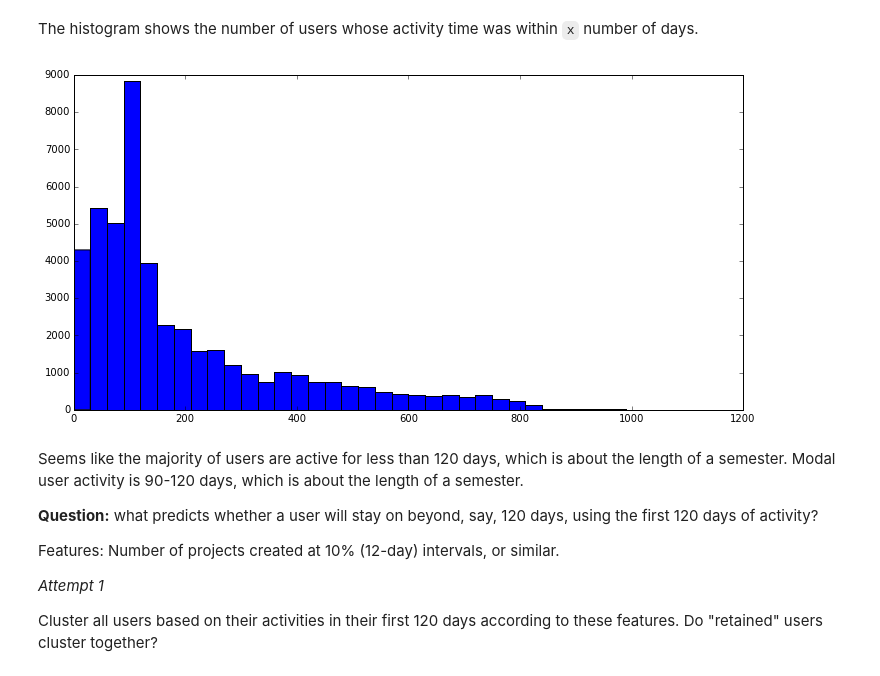
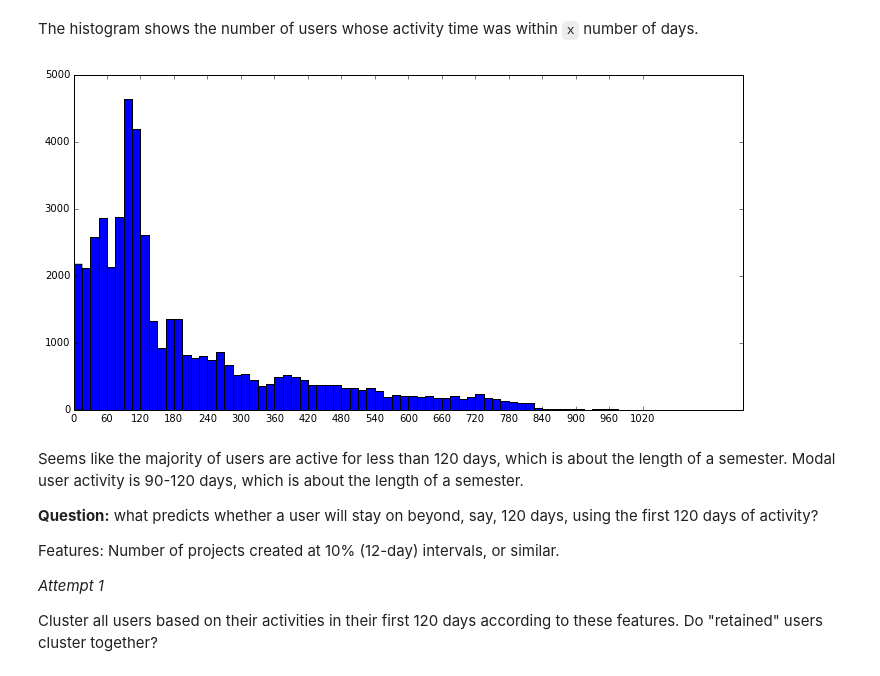
Before and after one commit to sravanareddy/appinventor, a Jupyter notebook: UserRetention.ipynb, the cells around one changed output. Drawn from its saved outputs; the diff is of its cells as text; code cells hidden in the pictures.

```diff
--- a/UserRetention.ipynb
+++ b/UserRetention.ipynb
@@ -73,18 +73,18 @@ Not too different.
 
 Now let's get the length of activity for each user (still using creation times) in days.
 # %%
-users = data.keys()
-activity_length_hist = numpy.zeros(len(users))
-for i, user in enumerate(users):
+activity_length_hist = numpy.zeros(len(data))
+for i, user in enumerate(data.keys()):
     ctimes = [ctime for ctime, _ in data[user]]
     user_activity_length[i] = (max(ctimes) - min(ctimes))/(86400*1000)
 # %% [markdown]
 The histogram shows the number of users whose activity time was within `x` number of days.
 # %%
-plt.hist(user_activity_length, bins=range(0, int(max(user_activity_length))+1, 30))
+plt.hist(user_activity_length, bins=range(0, int(max(user_activity_length))+1, 15))
+plt.xticks(range(0, int(max(user_activity_length))+1, 60))
 plt.show()
 # %% [output]
-[figure, old version]
+[figure, new version]
 # %% [markdown]
 Seems like the majority of users are active for less than 120 days, which is about the length of a semester. Modal user activity is 90-120 days, which is about the length of a semester.
 
```
Also changed, not shown: parts of 4 cells of this notebook.
